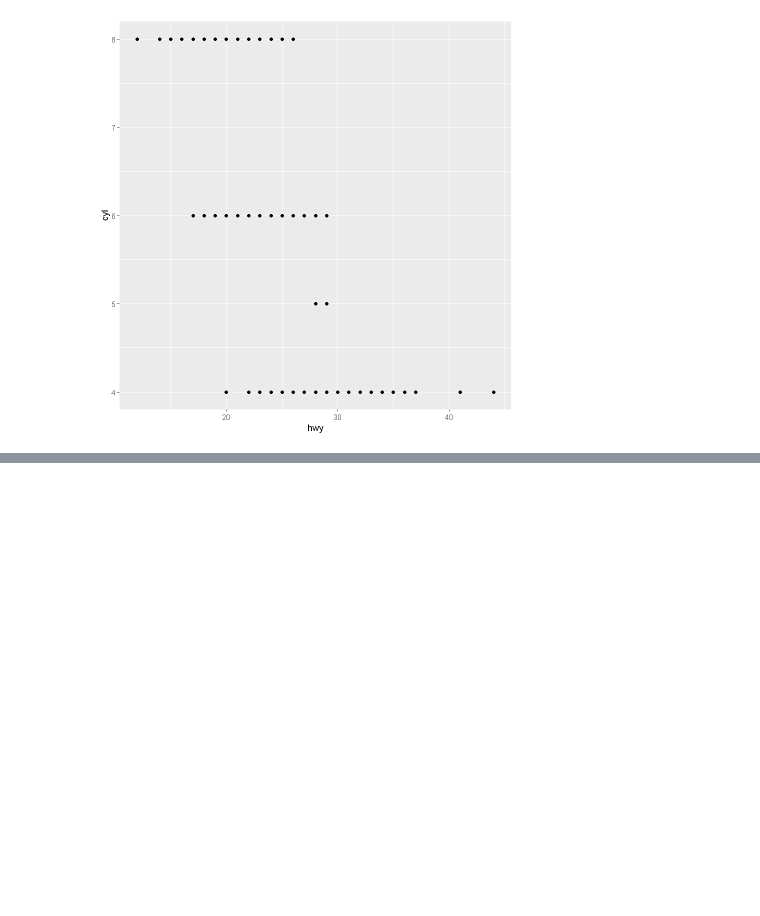
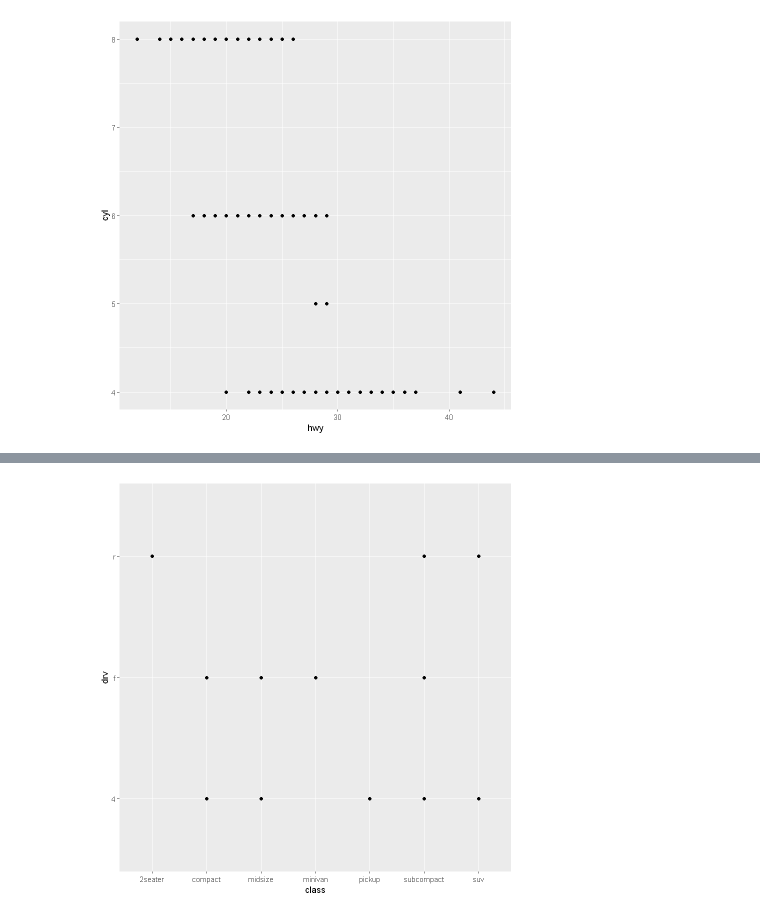
Before and after one commit to Vu-Viet-Phong/R, a Jupyter notebook: R-for-DS/Data-Visualisation.ipynb, the cells around one changed output, grey strips where cells are left out. Saved outputs shown, nothing was run; the diff lists cells and outputs as text; code cells hidden in the pictures; blank space fills up the shorter version.

```diff
--- a/R-for-DS/Data-Visualisation.ipynb
+++ b/R-for-DS/Data-Visualisation.ipynb
@@ -33 +89,5 @@ ggplot(data = mpg) +
+# %%
+ggplot(mpg, aes(x = class, y = drv)) +geom_point()
+# %% [output]
+[figure, added]
 # %% [markdown]
```
Also changed, not shown: parts of 22 cells of this notebook.
